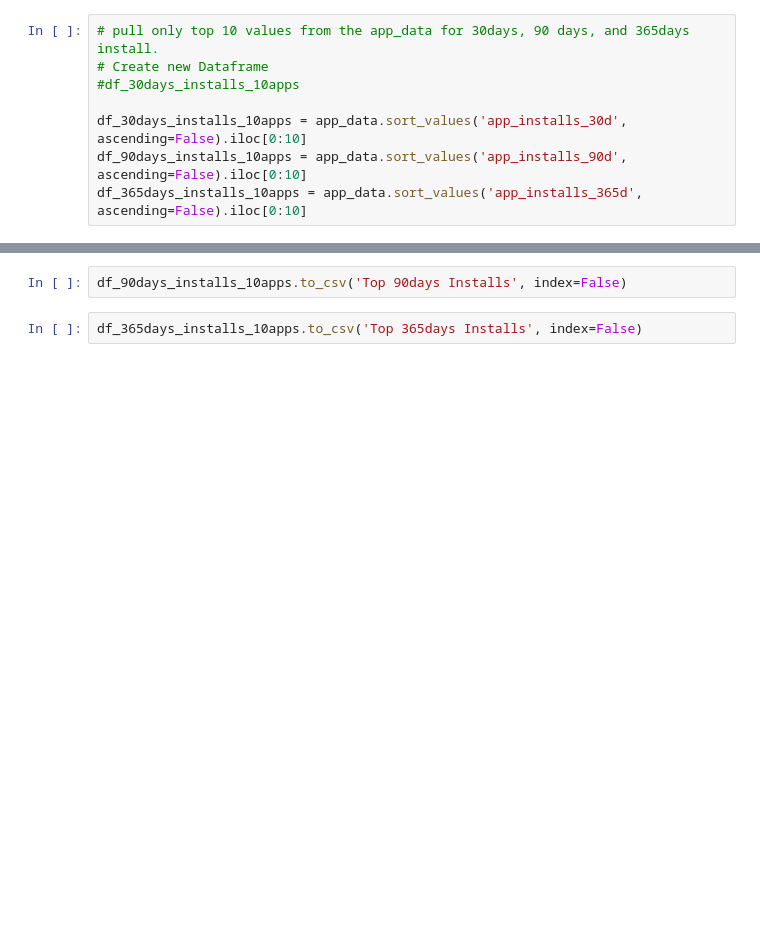
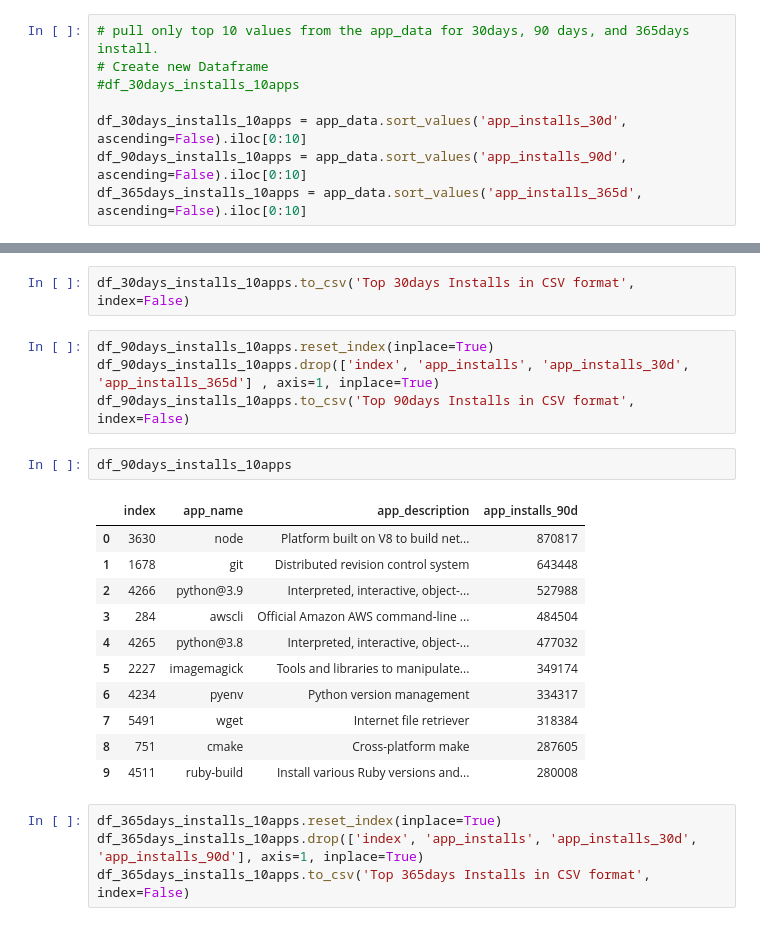
Before and after one commit to drsladit/Project-1, a Jupyter notebook: Project 1 - Task 2 - Using Pandas.ipynb, the cells around one changed output, grey strips where cells are left out. Saved outputs shown, nothing was run; the diff lists cells and outputs as text; blank space fills up the shorter version.

```diff
--- a/Project 1 - Task 2 - Using Pandas.ipynb
+++ b/Project 1 - Task 2 - Using Pandas.ipynb
@@ -60,4 +90,24 @@ df_30days_installs_10apps.to_csv('Top 30days Installs', index=False)
+# %%
+df_30days_installs_10apps.to_csv('Top 30days Installs in CSV format', index=False)
 # %%
-df_90days_installs_10apps.to_csv('Top 90days Installs', index=False)
+df_90days_installs_10apps.reset_index(inplace=True)
+df_90days_installs_10apps.drop(['index', 'app_installs', 'app_installs_30d', 'app_installs_365d'] , axis=1, inplace=True)
+df_90days_installs_10apps.to_csv('Top 90days Installs in CSV format', index=False)
+# %%
+df_90days_installs_10apps
+# %% [output]
+|  | index | app_name | app_description | app_installs_90d |
+| 0 | 3630 | node | Platform built on V8 to build net... | 870817 |
+| 1 | 1678 | git | Distributed revision control system | 643448 |
+| 2 | 4266 | python@3.9 | Interpreted, interactive, object-... | 527988 |
+| 3 | 284 | awscli | Official Amazon AWS command-line ... | 484504 |
+| 4 | 4265 | python@3.8 | Interpreted, interactive, object-... | 477032 |
+| 5 | 2227 | imagemagick | Tools and libraries to manipulate... | 349174 |
+| 6 | 4234 | pyenv | Python version management | 334317 |
+| 7 | 5491 | wget | Internet file retriever | 318384 |
+| 8 | 751 | cmake | Cross-platform make | 287605 |
+| 9 | 4511 | ruby-build | Install various Ruby versions and... | 280008 |
 # %%
-df_365days_installs_10apps.to_csv('Top 365days Installs', index=False)
+df_365days_installs_10apps.reset_index(inplace=True)
+df_365days_installs_10apps.drop(['index', 'app_installs', 'app_installs_30d', 'app_installs_90d'], axis=1, inplace=True)
+df_365days_installs_10apps.to_csv('Top 365days Installs in CSV format', index=False)
```
Also changed, not shown: parts of 9 cells of this notebook, 9 other files.
